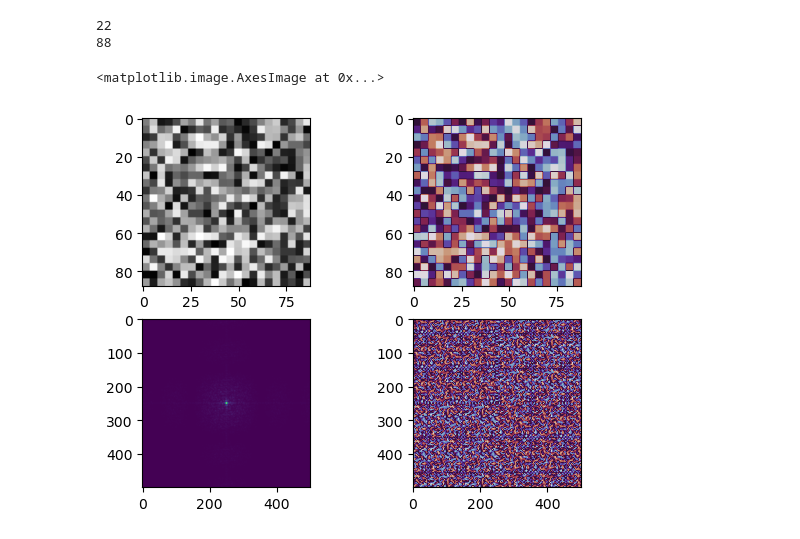
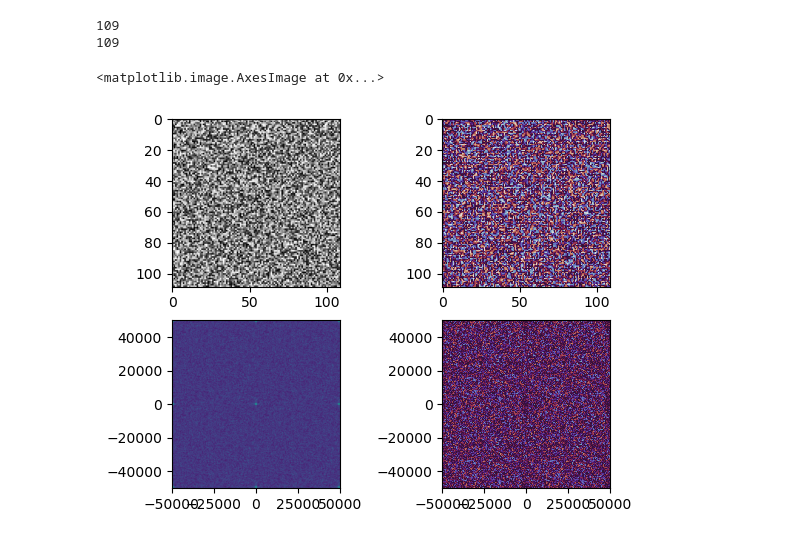
Before and after one commit to whywww/ASASM, a Jupyter notebook: test.ipynb, the cells around one changed output. Cells and saved outputs as stored; diff of their text form; code cells hidden in the pictures.

Commit message:
update and added diffuser

```diff
--- a/test.ipynb
+++ b/test.ipynb
@@ -7,37 +7,39 @@ import math
 # %%
 torch.manual_seed(0)
 D = 35e-3 / 16
-dx_diffuser = 1e-4
-N_diffuser = int(D / dx_diffuser) + 1
+dx_diffuser = 2e-5
+N_diffuser = int(D / dx_diffuser)
 print(N_diffuser)
-D = (N_diffuser - 1) * dx_diffuser
+D = N_diffuser * dx_diffuser
 
 # N_sample = int(D / (dx_diffuser / 41.2))
-N_sample = 1024
+N_sample = 109
 print(N_sample)
 dx_sample = D / N_sample
 # %% [output]
-22
-88
+109
+109
 # %%
 x = torch.linspace(-D/2, D/2, N_sample)
-xx, yy = torch.meshgrid(x, x, indexing='xy')
-dx_freq = 2e-5
-fx = torch.linspace(-1/(2*dx_freq), 1/(2*dx_freq), 500)
+# xx, yy = torch.meshgrid(x, x, indexing='xy')
+dx_freq = dx_diffuser / 2
+fx1 = -1/(2*dx_freq)
+fx2 = 1/(2*dx_freq)
+fx = torch.linspace(fx1, fx2, 500)
 
 amp = torch.rand(N_diffuser, N_diffuser)
 amp_sample = torch.nn.functional.interpolate(amp[None,None,...], (N_sample,N_sample), mode='nearest')[0,0]
-plate = amp_sample * torch.exp(1j * amp_sample)
+plate = amp_sample * torch.exp(1j * amp_sample * 2 * math.pi)
 plt.subplot(2,2,1)
 plt.imshow(abs(plate), cmap='gray')
 plt.subplot(2,2,2)
 plt.imshow(torch.angle(plate), cmap='twilight')
 
 f_plate = mdft(plate, x, x, fx, fx)
 plt.subplot(2,2,3)
-plt.imshow(abs(f_plate))
+plt.imshow(abs(f_plate)**0.5, extent=[fx1,fx2,fx1,fx2])
 plt.subplot(2,2,4)
-plt.imshow(torch.angle(f_plate), cmap='twilight')
+plt.imshow(torch.angle(f_plate), cmap='twilight', extent=[fx1,fx2,fx1,fx2])
 # %% [output]
 <matplotlib.image.AxesImage at 0x...>
-[figure, old version]
+[figure, new version]
```
Also changed, not shown: 6 other files.
